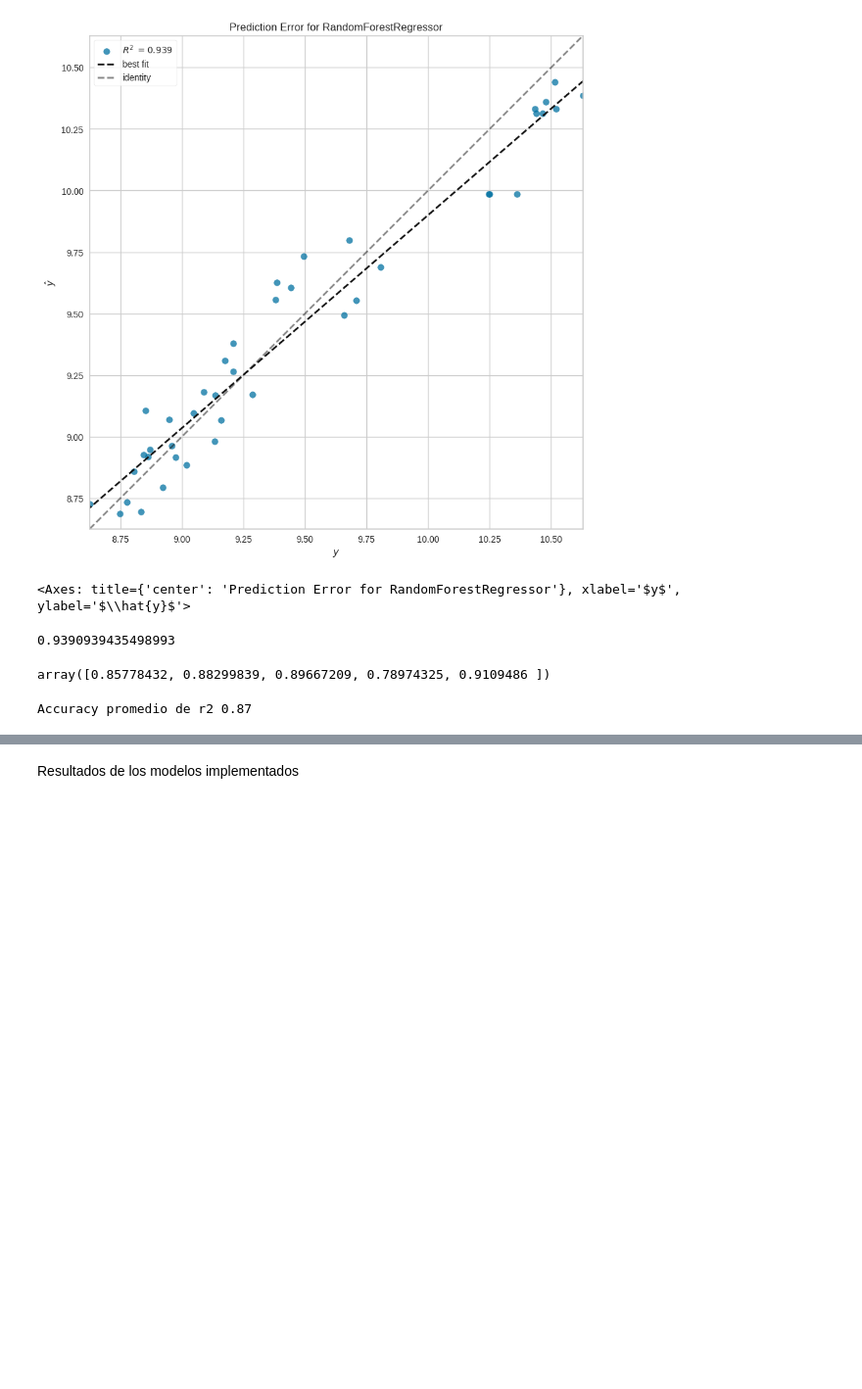
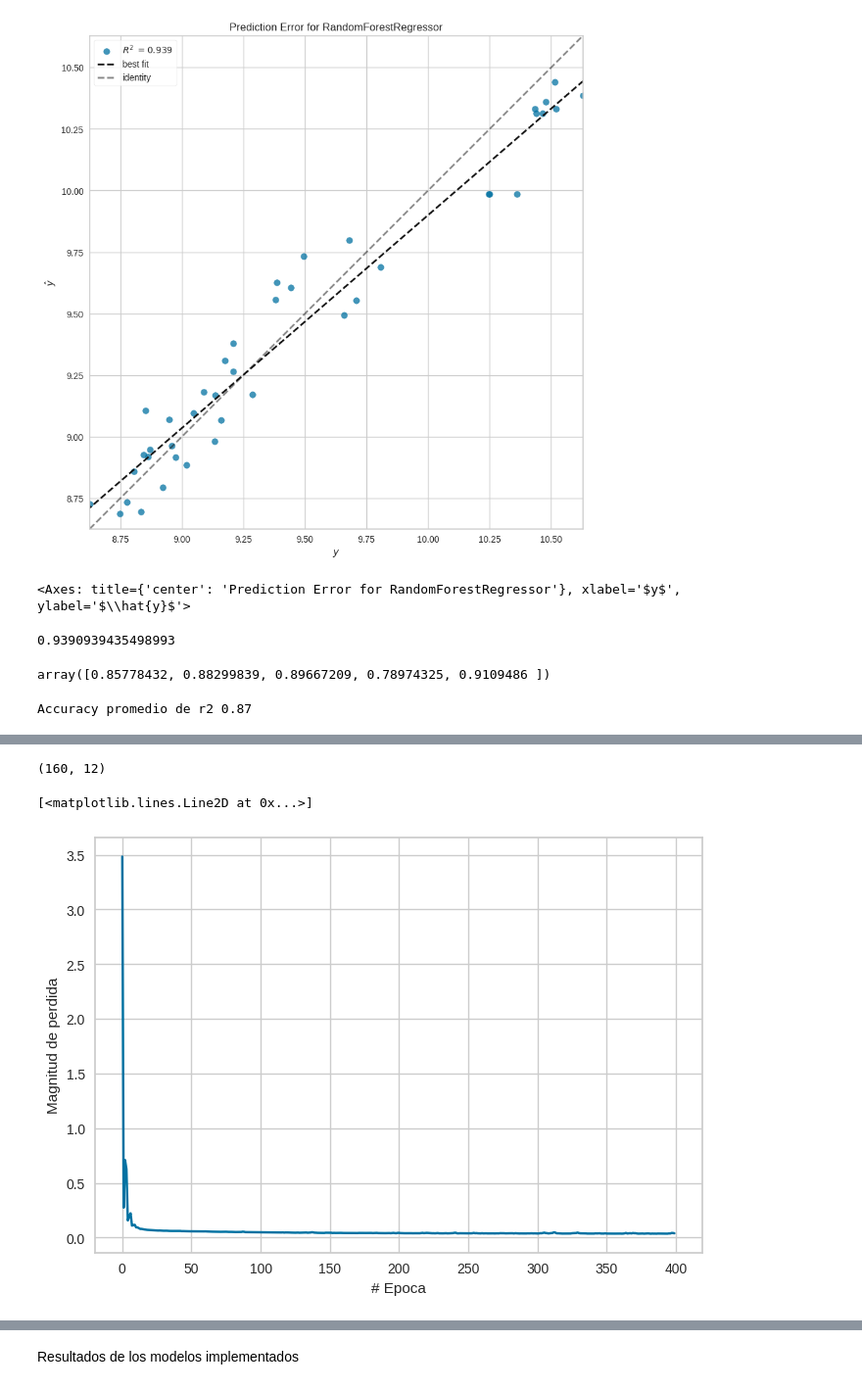
Before and after one commit to nicolasPecora/AutomobileDataset-Regresion, a Jupyter notebook: AutomobileDataset_Modelos_de_regresion.ipynb, the cells around one changed output, grey strips where cells are left out. Shown at 98% size. Saved outputs shown, nothing was run; the diff lists cells and outputs as text; code cells hidden in the pictures; blank space fills up the shorter version.

```diff
--- a/AutomobileDataset_Modelos_de_regresion.ipynb
+++ b/AutomobileDataset_Modelos_de_regresion.ipynb
@@ -867,0 +886,21 @@ Accuracy promedio de r2 0.87
+# %%
+x_train.shape
+# %% [output]
+(160, 12)
+# %%
+capa = tf.keras.layers.Dense(units=1, input_shape=[12])
+rn_1 = tf.keras.Sequential([capa])
+# %%
+rn_1.compile(
+    optimizer=tf.keras.optimizers.Adam(0.01),
+    loss='mean_squared_error'
+)
+# %%
+entrenamiento_rn_1 = rn_1.fit(x_train, y_train, epochs=400, verbose=False)
+# %%
+plt.xlabel("# Epoca")
+plt.ylabel("Magnitud de perdida")
+plt.plot(entrenamiento_rn_1.history["loss"])
+# %% [output]
+[<matplotlib.lines.Line2D at 0x...>]
+[figure, added]
```
Also changed, not shown: parts of 27 cells of this notebook.
